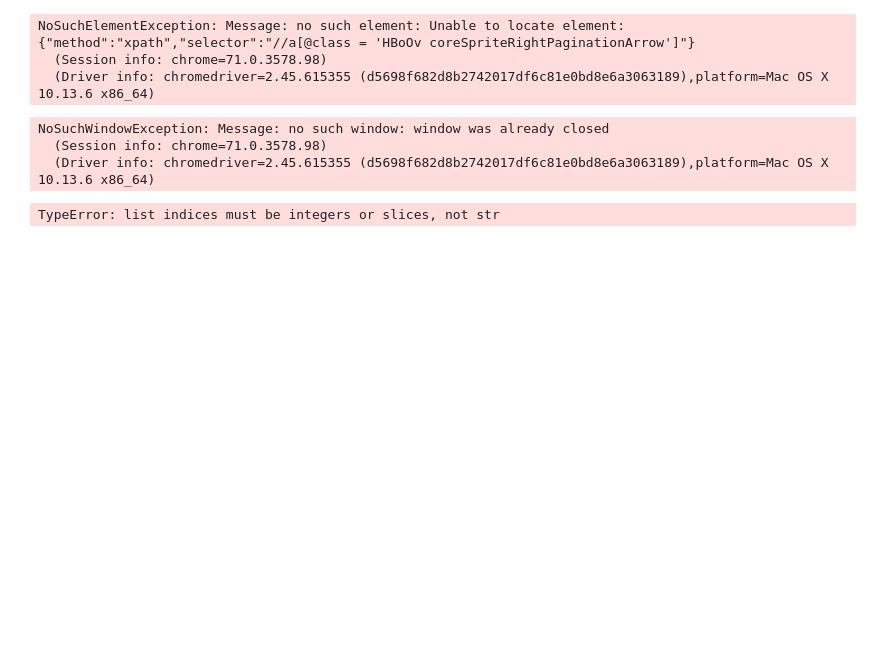
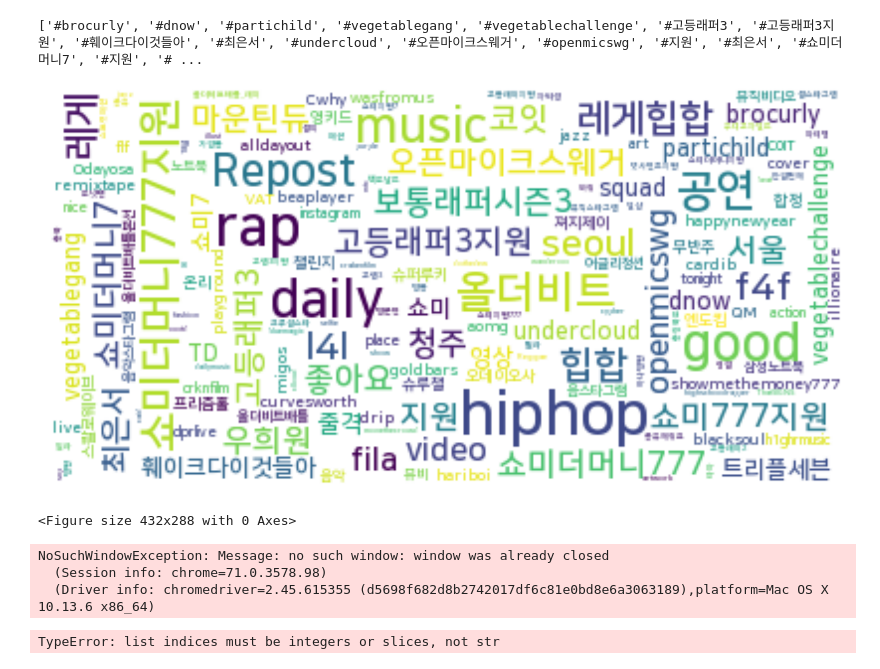
Before and after one commit to parkjoo37/Instagram_Hashtags_Crawler, a Jupyter notebook: 인스타그램_팔로우_계정id.ipynb, the cells around one changed output. Cells and saved outputs as stored; diff of their text form; code cells hidden in the pictures; blank space fills up the shorter version.

```diff
--- a/인스타그램_팔로우_계정id.ipynb
+++ b/인스타그램_팔로우_계정id.ipynb
@@ -1,7 +1,10 @@
 # %%
 from selenium import webdriver
 from bs4 import BeautifulSoup
+from wordcloud import WordCloud
+import matplotlib.pyplot as plt
 import time
+%matplotlib inline
 
 path = '/Users/markmac/Downloads/chromedriver'
 driver = webdriver.Chrome(path)
@@ -27,7 +30,7 @@ driver.find_element_by_xpath("//div[@class = '_9AhH0']").click()
 
 is_id = []
 
-for i in range(10):
+for i in range(3):
     time.sleep(3)
     html = driver.page_source
     soup = BeautifulSoup(html, 'html.parser')
@@ -46,64 +49,66 @@ time.sleep(1)
 tag_data = []
 words = []
 words_list = []
-hashtags = []
 ss = []
 
 for x in range(len(is_id)):
     driver = webdriver.Chrome(path)
     driver.get('https://www.instagram.com/' + is_id[x])
 
     driver.find_element_by_xpath("//div[@class = '_9AhH0']").click()
 
-    for y in range(10):
-        time.sleep(3)
-        html = driver.page_source
-        soup = BeautifulSoup(html, 'html.parser')
+    #for y in range(5):
+    #    time.sleep(3)
+    #    html = driver.page_source
+    #    soup = BeautifulSoup(html, 'html.parser')
 
-        tag_data += soup.select('div.C4VMK > span > a')
+    #    tag_data += soup.select('div.C4VMK > span > a')
 
-        for q in soup.select('div.D1AKJ a'):
-            ss.append(q.text)
-            if len(ss) > 1:
-                if ss[1] in '다음':
-                    driver.find_element_by_xpath("//a[@class = 'HBoOv coreSpriteRightPaginationArrow']").click()
-                else:
-                    break
+    #    driver.find_element_by_xpath("//a[@class = 'HBoOv coreSpriteRightPaginationArrow']").click()
 
-# break문 해결하기...
 
-        #for i in soup.select('div.D1AKJ a'):
-        #    a.append(i.text)
-        #    if a[1] not in '다음':
-        #        break
-        #    else:
-        #        driver.find_element_by_xpath("//a[@class = 'HBoOv coreSpriteRightPaginationArrow']").click()
+    while True:
+        try:
+            time.sleep(3)
+            html = driver.page_source
+            dom = BeautifulSoup(html, 'html.parser')
 
-    driver.close()
+            tag_data += dom.select('div.C4VMK > span > a')
+
+            driver.find_element_by_xpath("//a[@class = 'HBoOv coreSpriteRightPaginationArrow']").click()
+        except:
+            driver.close()
+            break
+
     time.sleep(1)
 
 for z in tag_data:
     words.append(z.text)
 
 for a in words:
     if a[0] == '#':
         words_list.append(a)
 
 print(words_list)
 
-#for z in range(10):
-#    for a in range(len(tag_data[z])):
-#        words.append(tag_data[z][a])
+f = open('/Users/markmac/Downloads/is_tagsdata.txt', 'w')
+for i in range(len(words_list)):
+    f.write(words_list[i] + "\n")
+f.close()
 
-#for b in words:
-#    if b[0] == '#':
-#        words_list.append(b)
+text = open('/Users/markmac/Downloads/is_tagsdata.txt').read()
 
-#print(words_list)
+wordcloud = WordCloud(max_font_size = 30, font_path = '/Users/markmac/Fonts/NanumSquareBold.ttf', background_color = 'white').generate(text)
+
+plt.figure(figsize = (40, 40))
+plt.imshow(wordcloud, interpolation = 'bilinear')
+plt.axis('off') # x, y축 scale(숫자) 없애기.
+plt.show()
+plt.savefig('test')
 # %% [output]
-NoSuchElementException: Message: no such element: Unable to locate element: {"method":"xpath","selector":"//a[@class = 'HBoOv coreSpriteRightPaginationArrow']"}
-  (Session info: chrome=71.0.3578.98)
-  (Driver info: chromedriver=2.45.615355 (d5698f682d8b2742017df6c81e0bd8e6a3063189),platform=Mac OS X 10.13.6 x86_64)
+['#brocurly', '#dnow', '#partichild', '#vegetablegang', '#vegetablechallenge', '#고등래퍼3', '#고등래퍼3지원', '#훼이크다이것들아', '#최은서', '#undercloud', '#오픈마이크스웨거', '#openmicswg', '#지원', '#최은서', '#쇼미더머니7', '#지원', '# ...
+[figure, added]
+<Figure size 432x288 with 0 Axes>
 # %%
 path = '/Users/markmac/Downloads/chromedriver'
 driver = webdriver.Chrome(path)
```
Also changed, not shown: 3 other files.
